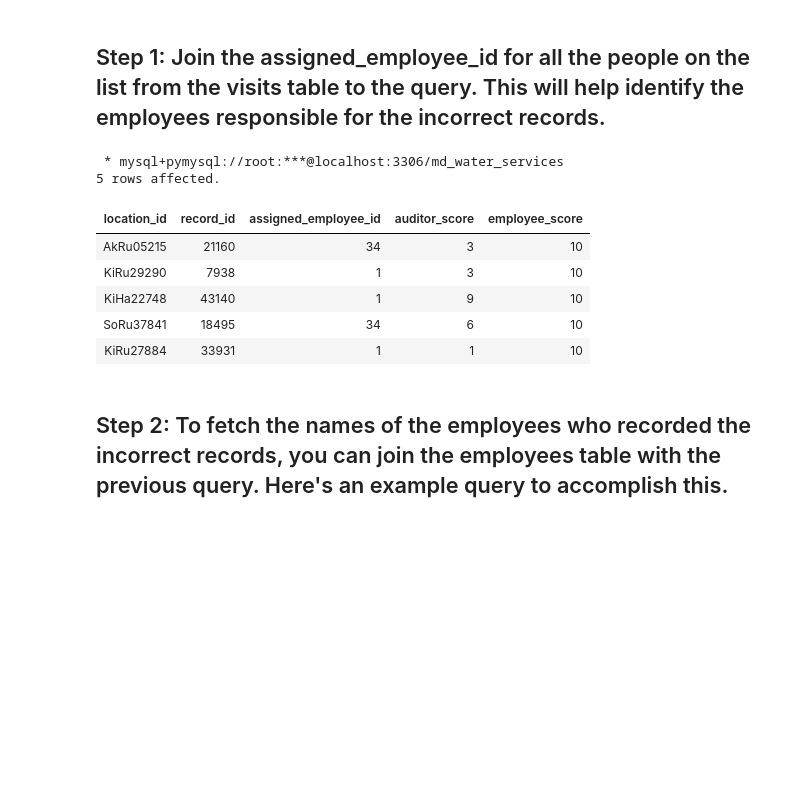
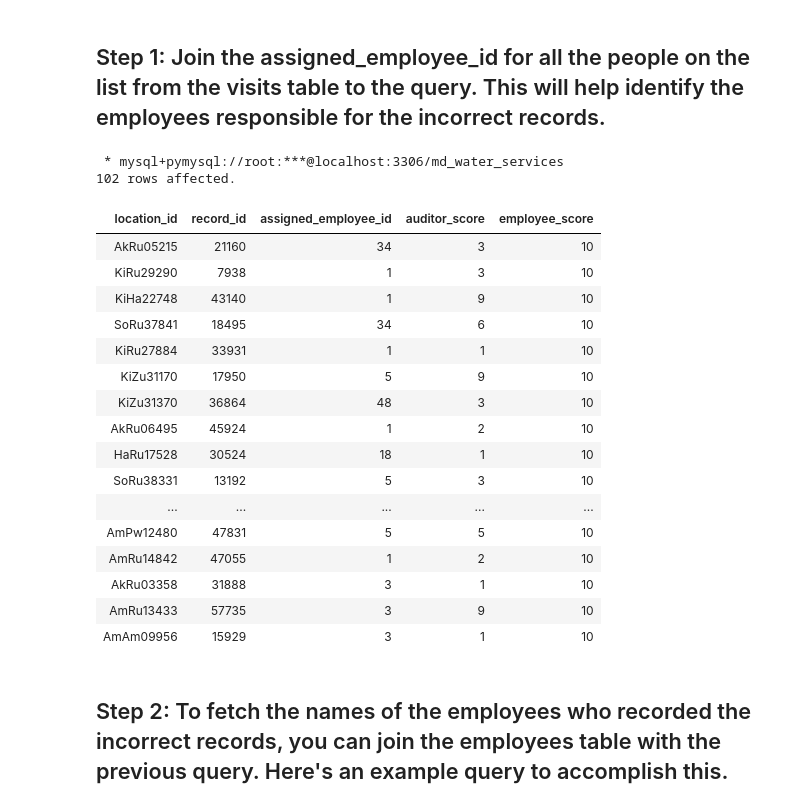
Before and after one commit to enockmbaraka/sqlchemy, a Jupyter notebook: Maji_Ndogo_Part_3/Maji_Ndogo_Project_3.ipynb, the cells around one changed output. Cells and saved outputs as stored; diff of their text form; code cells hidden in the pictures; blank space fills up the shorter version.

```diff
--- a/Maji_Ndogo_Part_3/Maji_Ndogo_Project_3.ipynb
+++ b/Maji_Ndogo_Part_3/Maji_Ndogo_Project_3.ipynb
@@ -285,33 +374,43 @@ LIMIT 5;
 # %%
 %%sql
 
 SELECT
     v.location_id,
     v.record_id,
     v.assigned_employee_id,
     ar.true_water_source_score AS auditor_score,
     wq.subjective_quality_score AS employee_score
 FROM
     visits v
 JOIN
     water_source ws ON v.source_id = ws.source_id
 JOIN
     auditor_report ar ON v.location_id = ar.location_id
 JOIN
     water_quality wq ON v.record_id = wq.record_id
 WHERE
     ar.true_water_source_score != wq.subjective_quality_score
-    AND v.visit_count = 1
-LIMIT 5;
+    AND v.visit_count = 1;
 # %% [output]
  * mysql+pymysql://root:***@localhost:3306/md_water_services
-5 rows affected.
+102 rows affected.
 | location_id | record_id | assigned_employee_id | auditor_score | employee_score |
 | AkRu05215 | 21160 | 34 | 3 | 10 |
 | KiRu29290 | 7938 | 1 | 3 | 10 |
 | KiHa22748 | 43140 | 1 | 9 | 10 |
 | SoRu37841 | 18495 | 34 | 6 | 10 |
 | KiRu27884 | 33931 | 1 | 1 | 10 |
+| KiZu31170 | 17950 | 5 | 9 | 10 |
+| KiZu31370 | 36864 | 48 | 3 | 10 |
+| AkRu06495 | 45924 | 1 | 2 | 10 |
+| HaRu17528 | 30524 | 18 | 1 | 10 |
+| SoRu38331 | 13192 | 5 | 3 | 10 |
+| ... | ... | ... | ... | ... |
+| AmPw12480 | 47831 | 5 | 5 | 10 |
+| AmRu14842 | 47055 | 1 | 2 | 10 |
+| AkRu03358 | 31888 | 3 | 1 | 10 |
+| AmRu13433 | 57735 | 3 | 9 | 10 |
+| AmAm09956 | 15929 | 3 | 1 | 10 |
 # %% [markdown]
 ## Step 2: To fetch the names of the employees who recorded the incorrect records, you can join the  employees  table with the previous query. Here's an example query to accomplish this.
 # %%
```
Also changed, not shown: parts of 10 cells of this notebook.
